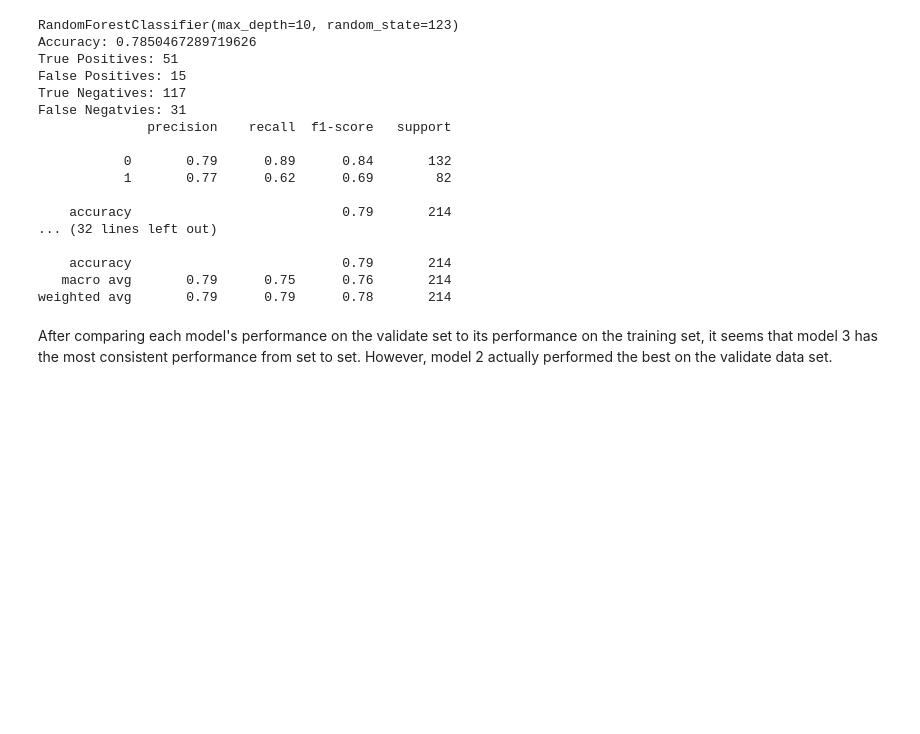
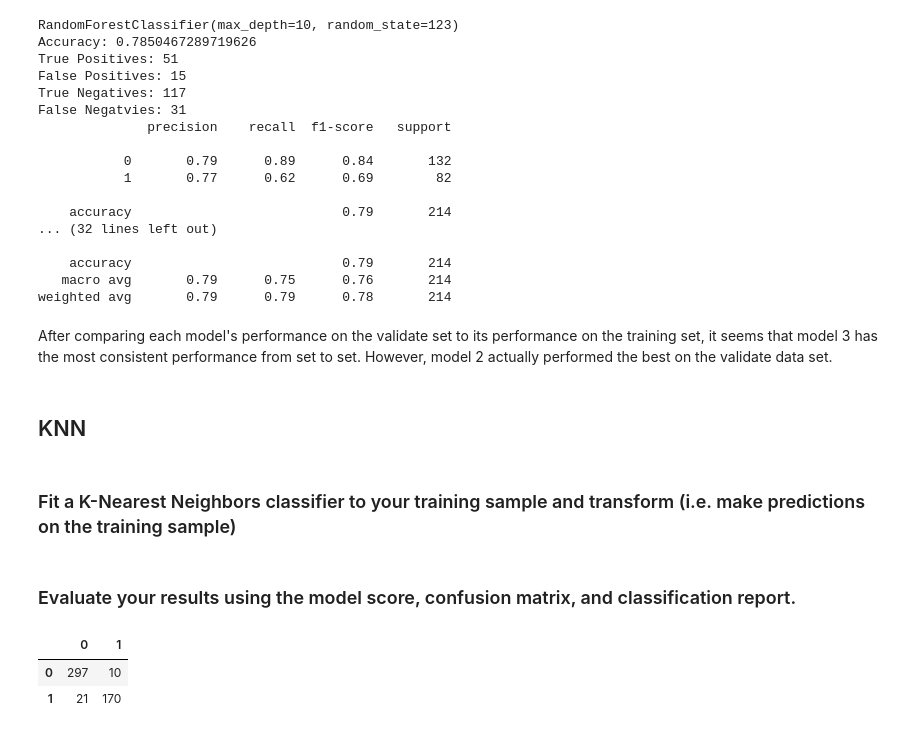
Before and after one commit to johnathon-smith/classification-exercises, a Jupyter notebook: model.ipynb, the cells around one changed output. Cells and saved outputs as stored; diff of their text form; code cells hidden in the pictures; blank space fills up the shorter version.

```diff
--- a/model.ipynb
+++ b/model.ipynb
@@ -431,3 +431,7 @@ False Negatvies: 31
 weighted avg       0.79      0.79      0.78       214
 # %% [markdown]
 After comparing each model's performance on the validate set to its performance on the training set, it seems that model 3 has the most consistent performance from set to set. However, model 2 actually performed the best on the validate data set.
+# %% [markdown]
+## KNN
+# %% [markdown]
+### Fit a K-Nearest Neighbors classifier to your training sample and transform (i.e. make predictions on the training sample)
@@ -433,0 +449,2 @@ After comparing each model's performance on the validate set to its performance
+# %% [markdown]
+### Evaluate your results using the model score, confusion matrix, and classification report.
@@ -433,0 +454,7 @@ After comparing each model's performance on the validate set to its performance
+# %%
+#Confusion Matrix
+pd.DataFrame(confusion_matrix(y_train, knn_1_preds))
+# %% [output]
+|  | 0 | 1 |
+| 0 | 297 | 10 |
+| 1 | 21 | 170 |
```
Also changed, not shown: parts of 22 cells of this notebook.
